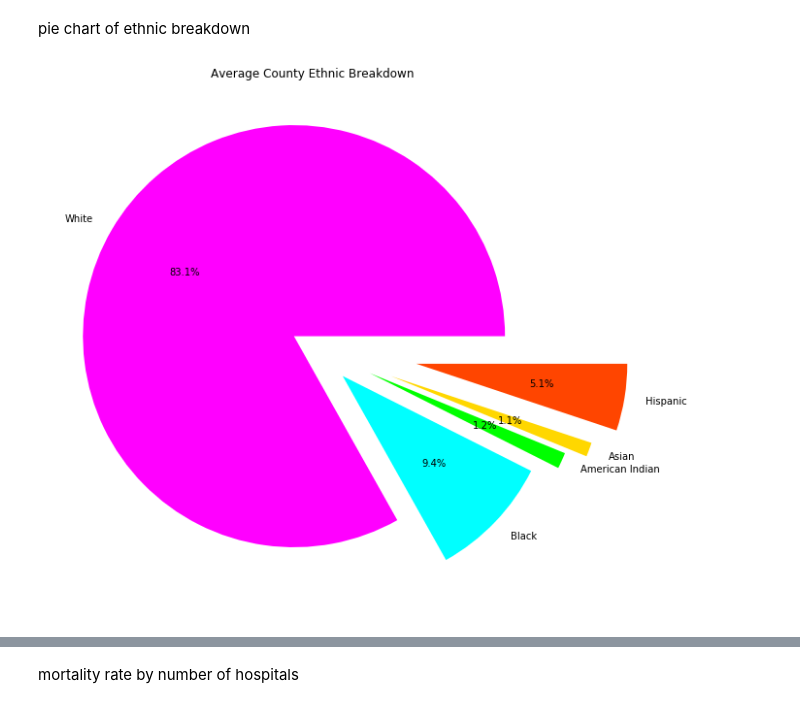
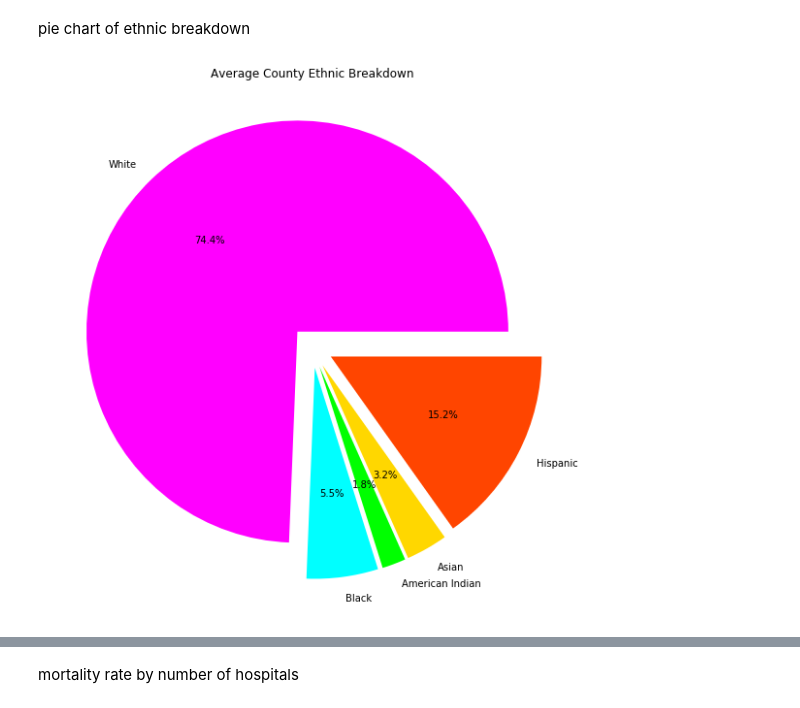
Before and after one commit to petersmyers/Project1, a Jupyter notebook: Project1_Visualizations.ipynb, the cells around one changed output, grey strips where cells are left out. Cells and saved outputs as stored; diff of their text form; code cells hidden in the pictures.

```diff
--- a/Project1_Visualizations.ipynb
+++ b/Project1_Visualizations.ipynb
@@ -45,5 +43,0 @@ len(census.County.unique())
-# %%
-composite = pd.merge(composite, black, how = "inner", on = "County")
-composite = pd.merge(composite, asian, how = "inner", on = "County")
-composite = pd.merge(composite, hispanic, how = "inner", on = "County")
-composite = pd.merge(composite, indian, how = "inner", on = "County")
@@ -69,3 +44,9 @@ composite = pd.merge(composite, indian, how = "inner", on = "County")
+# %%
+composite = pd.merge(composite, asian, how = "inner", on = ["County", "State"])
+# %%
+composite = pd.merge(composite, hispanic, how = "inner", on = ["County", "State"])
+# %%
+composite = pd.merge(composite, indian, how = "inner", on = ["County", "State"])
 # %%
 avg_ethnic = composite[["white_perh", "black_perh", "amerind_perh", "asian_perh", "hisp_perh",
                         "white_val", "black_val", "asian_val", "hisp_val", "natamer_val"]].mean()
@@ -118,14 +106,14 @@ pie chart of ethnic breakdown
 # %%
 col = ["fuchsia", "cyan", "lime", "gold", "orangered" ]
 fig3, ax1 = plt.subplots(figsize=(10, 10))
 fig3 = plt.pie(avg_ethnic[0:5],
         labels = ["White", "Black", "American Indian", "Asian", "Hispanic"],
-        explode = (.1,.2,.3,.4,.5),
+        explode = (.1,.1,.1,.1,.1),
         colors = col, autopct='%.1f%%')
 fig3, plt.title("Average County Ethnic Breakdown")
 plt.show(fig3)
 # %% [output]
-[figure, old version]
+[figure, new version]
 # %%
 col = ["fuchsia", "cyan", "lime", "gold", "orangered" ]
 fig4, ax1 = plt.subplots(figsize=(10, 10))
```
Also changed, not shown: parts of 25 cells of this notebook, 4 other files.
